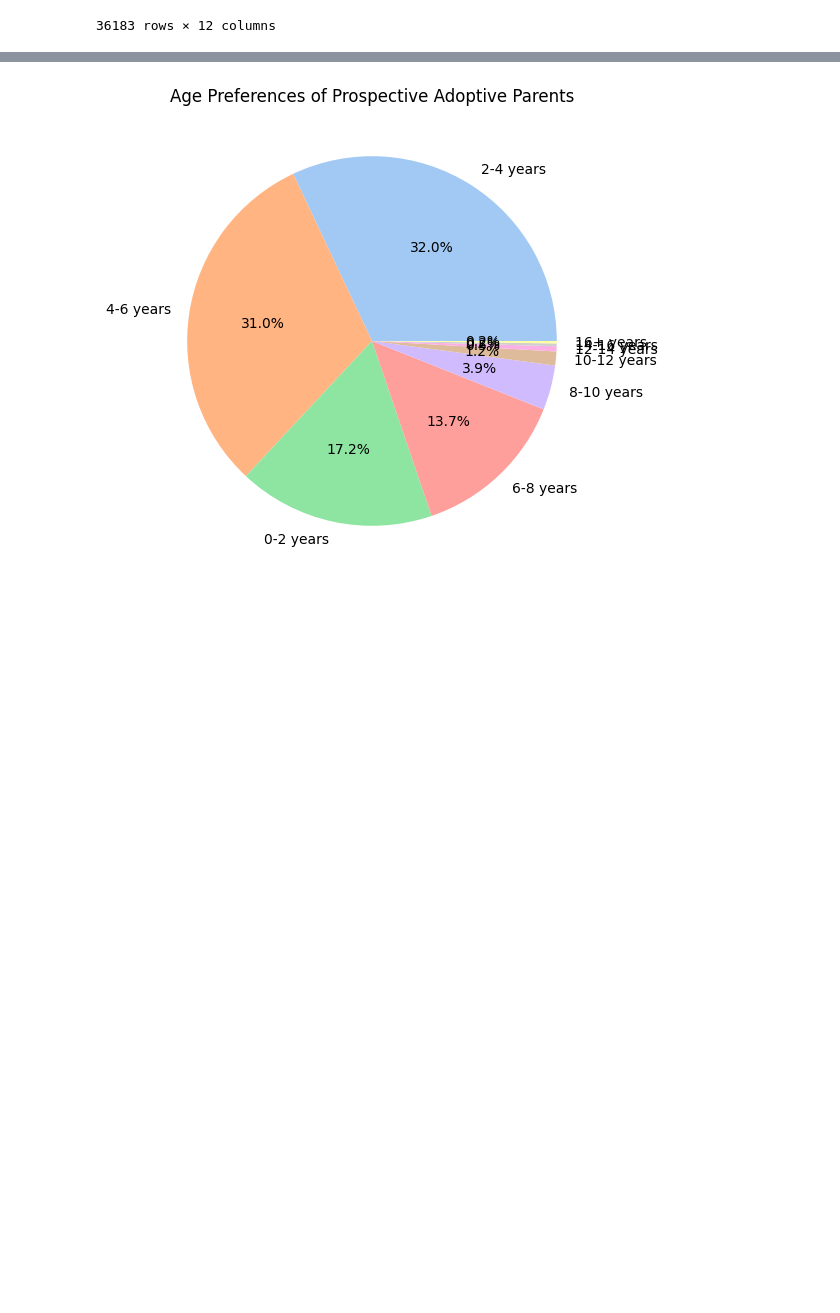
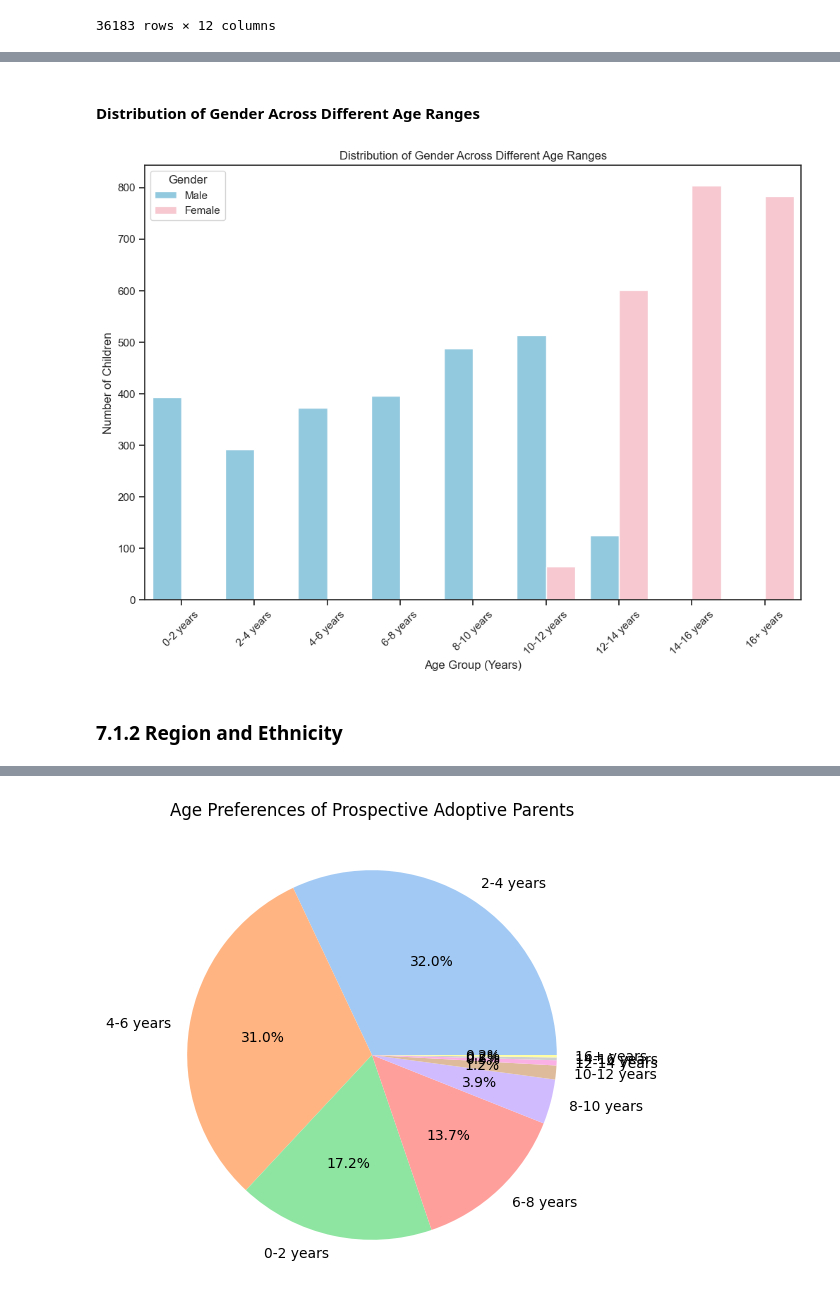
Before and after one commit to giulliadeux/br_adoption, a Jupyter notebook: Adoption in Brazil.ipynb, the cells around one changed output, grey strips where cells are left out. Drawn from its saved outputs; the diff is of its cells as text; code cells hidden in the pictures; blank space fills up the shorter version.

```diff
--- a/Adoption in Brazil.ipynb
+++ b/Adoption in Brazil.ipynb
@@ -1311,0 +1112,16 @@ plt.show()
+# %% [markdown]
+#### Distribution of Gender Across Different Age Ranges
+# %%
+#creates a bar plot for gender distribution across different age ranges
+plt.figure(figsize=(12, 8))
+sns.countplot(data=children_consolidated, x='age_group', hue='gender', palette={'Male': 'skyblue', 'Female': 'pink'})
+plt.title('Distribution of Gender Across Different Age Ranges')
+plt.xlabel('Age Group (Years)')
+plt.ylabel('Number of Children')
+plt.xticks(rotation=45)
+plt.legend(title='Gender')
+plt.show()
+# %% [output]
+[figure, added]
+# %% [markdown]
+### 7.1.2 Region and Ethnicity
```
Also changed, not shown: parts of 102 cells of this notebook.
